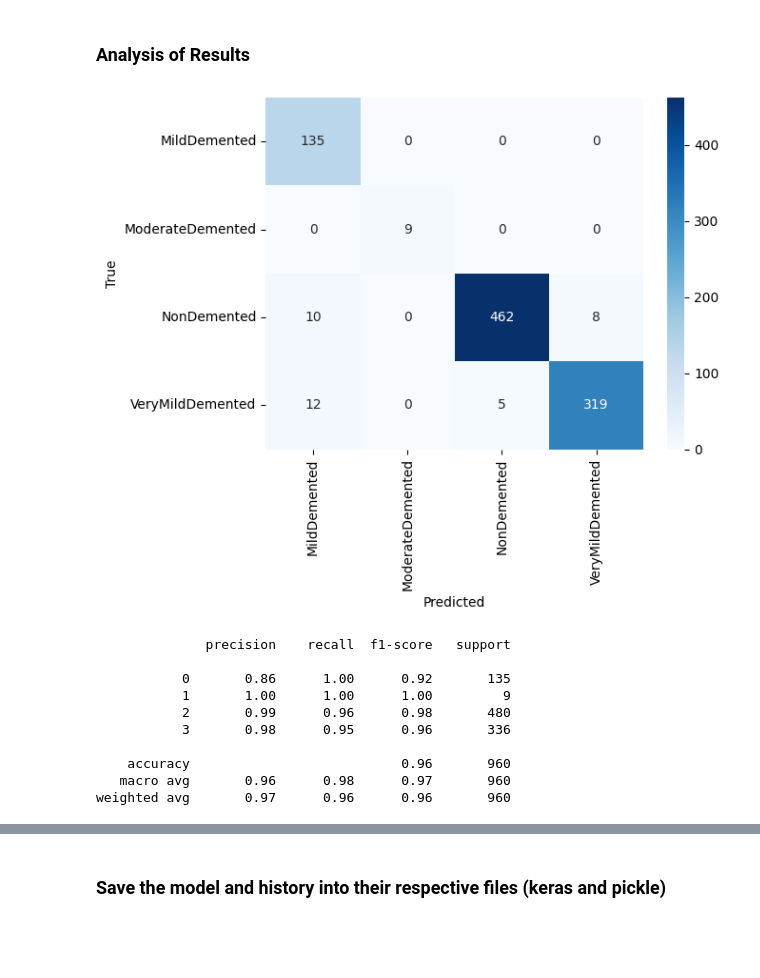
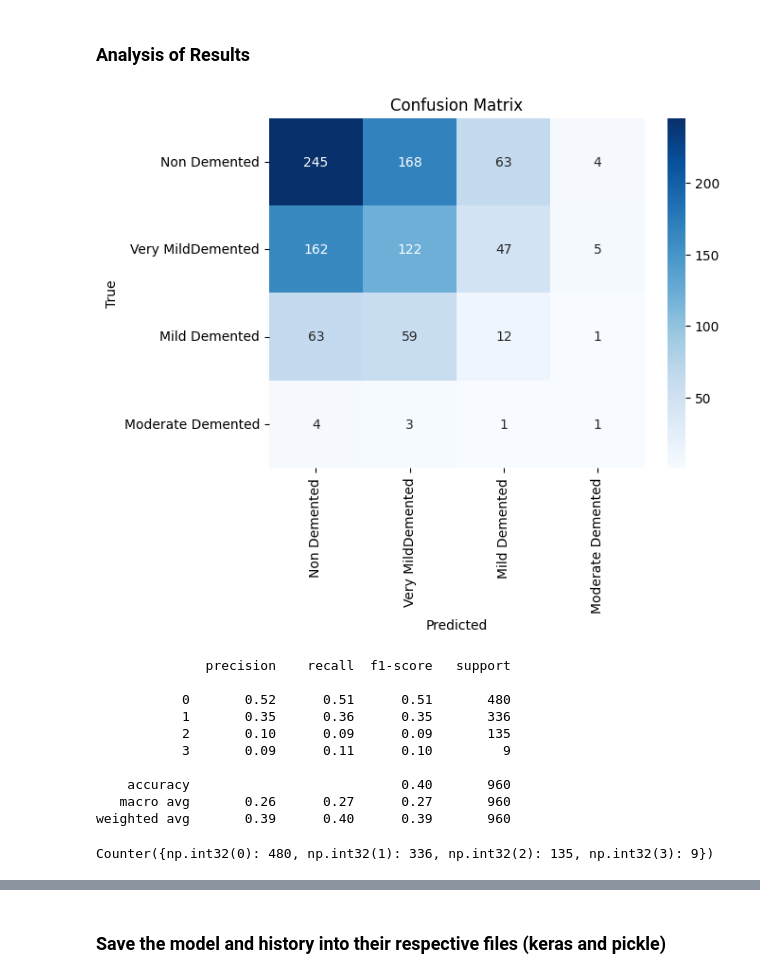
Before and after one commit to AIBC2024/Group2_Project3_AI_Chatbot, a Jupyter notebook: MRI_dementia_classification_CNN.ipynb, the cells around one changed output, grey strips where cells are left out. Saved outputs shown, nothing was run; the diff lists cells and outputs as text; code cells hidden in the pictures; blank space fills up the shorter version.

Commit message:
bulk upates to model - fixed ordinal encoding for classes of demtia, ran a couple new models testing and adjusting params

```diff
--- a/MRI_dementia_classification_CNN.ipynb
+++ b/MRI_dementia_classification_CNN.ipynb
@@ -45,9 +39,21 @@ test_dir = path + '/Test/Test'
 imageDataGenerator_params = {
     'rescale': 1./255
 }
+# %%
+# Image Generators Variables
+
+# Resize all input images to 224x224
+image_size = (224, 224)
+
+#Number of images the model processes before updating weights
+batch_size = 32
+
+# Set the color space
+color_mode = 'rgb'
+
+# Define the class order
+class_order = ['Non Demented', 'Very MildDemented', 'Mild Demented', 'Moderate Demented']
 # %%
-# Image Generators
-
 # Rescaling [0,1] for neural networks to process normalized values
 train_datagen = ImageDataGenerator(imageDataGenerator_params)
 val_datagen = ImageDataGenerator(imageDataGenerator_params)
@@ -57,23 +63,31 @@ test_datagen = ImageDataGenerator(imageDataGenerator_params)
 train_generator = train_datagen.flow_from_directory(
     train_dir,
     target_size=image_size,
+    color_mode=color_mode,
+    classes=class_order,
     batch_size=batch_size,
-    class_mode='categorical'
+    class_mode='categorical',
+    shuffle=True
 )
 
 val_generator = val_datagen.flow_from_directory(
     val_dir,
     target_size=image_size,
+    color_mode=color_mode,
+    classes=class_order,
     batch_size=batch_size,
-    class_mode='categorical'
+    class_mode='categorical',
+    shuffle=True
 )
 
 test_generator = test_datagen.flow_from_directory(
     test_dir,
     target_size=image_size,
+    color_mode=color_mode,
+    classes=class_order,
     batch_size=batch_size,
     class_mode='categorical',
-    shuffle=False
+    shuffle=True
 )
 # %% [output]
 Found 11350 images belonging to 4 classes.
@@ -240,26 +336,33 @@ Wall time: 11.3 s
 # %%
 # Confusion Matrix
 cm = confusion_matrix(y_true, y_pred_classes)
 sns.heatmap(cm, annot=True, fmt='d', cmap='Blues',
             xticklabels=test_generator.class_indices,
             yticklabels=test_generator.class_indices)
 plt.xlabel('Predicted')
 plt.ylabel('True')
+plt.title('Confusion Matrix')
 plt.show()
 
 print(classification_report(y_true, y_pred_classes))
 # %% [output]
-[figure, old version]
+[figure, new version]
               precision    recall  f1-score   support
 
-           0       0.86      1.00      0.92       135
-           1       1.00      1.00      1.00         9
-           2       0.99      0.96      0.98       480
-           3       0.98      0.95      0.96       336
+           0       0.52      0.51      0.51       480
+           1       0.35      0.36      0.35       336
+           2       0.10      0.09      0.09       135
+           3       0.09      0.11      0.10         9
 
-    accuracy                           0.96       960
-   macro avg       0.96      0.98      0.97       960
-weighted avg       0.97      0.96      0.96       960
+    accuracy                           0.40       960
+   macro avg       0.26      0.27      0.27       960
+weighted avg       0.39      0.40      0.39       960
+# %%
+# Print the number of images in each class - non and very mild are weighing the dataset down.
+import collections
+print(collections.Counter(test_generator.classes))
+# %% [output]
+Counter({np.int32(0): 480, np.int32(1): 336, np.int32(2): 135, np.int32(3): 9})
 # %%
 # summarize history for accuracy
 plt.plot(history.history['accuracy'])
```
Also changed, not shown: parts of 16 cells of this notebook, 2 other files.
